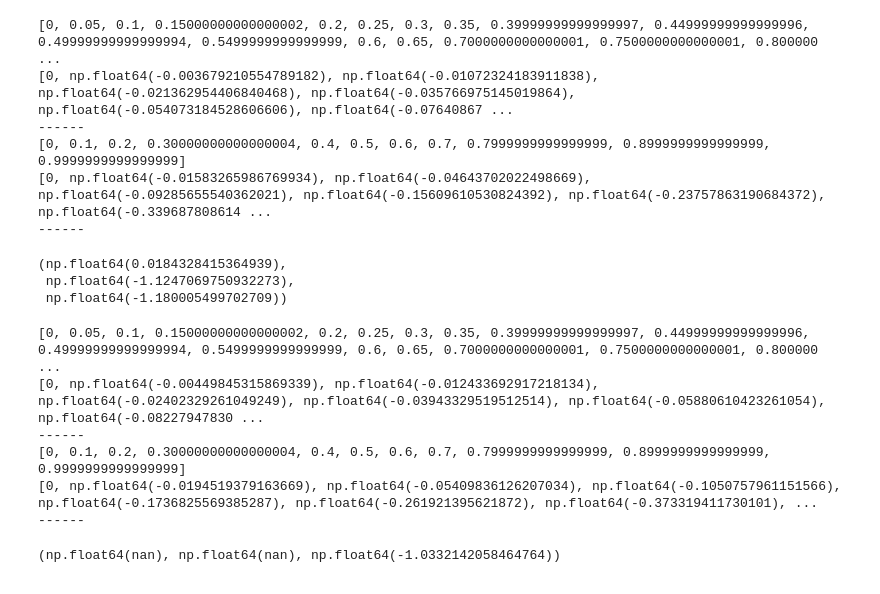
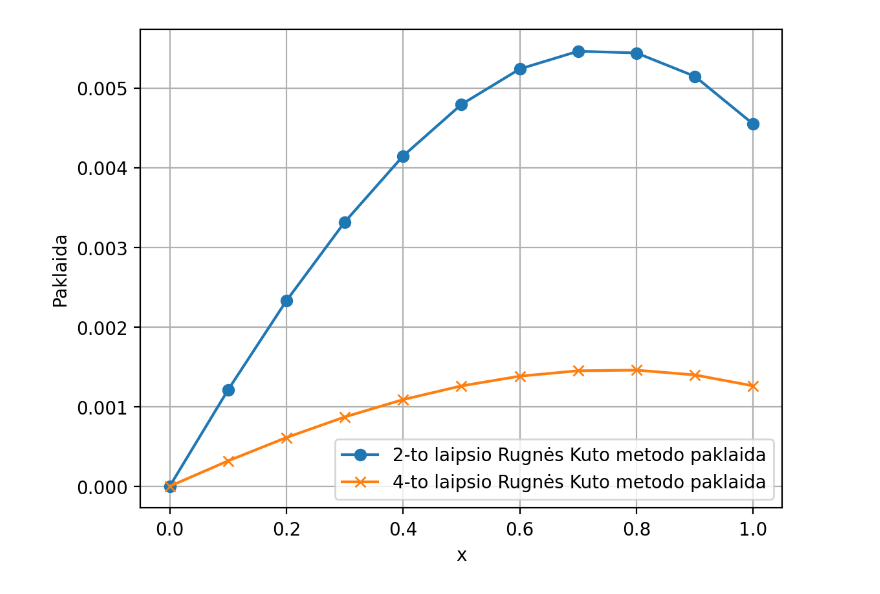
Before and after one commit to domanteli0/md, a Jupyter notebook: lab2/lab2.ipynb, the cells around one changed output. Drawn from its saved outputs; the diff is of its cells as text; code cells hidden in the pictures.

```diff
--- a/lab2/lab2.ipynb
+++ b/lab2/lab2.ipynb
@@ -108,36 +96,21 @@ plt.show()
-# %%
-_, ys1 = RungeKutta2(f, tau = 0.05)
-_, ys2 = RungeKutta2(f, tau = 0.1)
-y_tau = ys1[-1] # tau
-y_2tau = ys2[-1] # 2*tau
-
-p = 2
-error = abs(y_2tau - y_tau) / (2**p - 1)
-error, y_tau, y_2tau
-# %% [output]
-[0, 0.05, 0.1, 0.15000000000000002, 0.2, 0.25, 0.3, 0.35, 0.39999999999999997, 0.44999999999999996, 0.49999999999999994, 0.5499999999999999, 0.6, 0.65, 0.7000000000000001, 0.7500000000000001, 0.800000 ...
-[0, np.float64(-0.003679210554789182), np.float64(-0.01072324183911838), np.float64(-0.021362954406840468), np.float64(-0.035766975145019864), np.float64(-0.054073184528606606), np.float64(-0.07640867 ...
-------
-[0, 0.1, 0.2, 0.30000000000000004, 0.4, 0.5, 0.6, 0.7, 0.7999999999999999, 0.8999999999999999, 0.9999999999999999]
-[0, np.float64(-0.01583265986769934), np.float64(-0.04643702022498669), np.float64(-0.09285655540362021), np.float64(-0.15609610530824392), np.float64(-0.23757863190684372), np.float64(-0.339687808614 ...
-------
-(np.float64(0.0184328415364939),
- np.float64(-1.1247069750932273),
- np.float64(-1.180005499702709))
-# %%
-_, ys1 = RungeKutta4(f, tau = 0.05)
-_, ys2 = RungeKutta4(f, tau = 0.1)
-y_tau = ys1[-3] # tau
-y_2tau = ys2[-3] # 2*tau
-
-p = 4
-error = abs(y_2tau - y_tau) / (2**p - 1)
-error, y_tau, y_2tau
-# %% [output]
-[0, 0.05, 0.1, 0.15000000000000002, 0.2, 0.25, 0.3, 0.35, 0.39999999999999997, 0.44999999999999996, 0.49999999999999994, 0.5499999999999999, 0.6, 0.65, 0.7000000000000001, 0.7500000000000001, 0.800000 ...
-[0, np.float64(-0.00449845315869339), np.float64(-0.012433692917218134), np.float64(-0.02402329261049249), np.float64(-0.03943329519512514), np.float64(-0.05880610423261054), np.float64(-0.08227947830 ...
-------
-[0, 0.1, 0.2, 0.30000000000000004, 0.4, 0.5, 0.6, 0.7, 0.7999999999999999, 0.8999999999999999, 0.9999999999999999]
-[0, np.float64(-0.0194519379163669), np.float64(-0.05409836126207034), np.float64(-0.1050757961151566), np.float64(-0.1736825569385287), np.float64(-0.261921395621872), np.float64(-0.373319411730101), ...
-------
-(np.float64(nan), np.float64(nan), np.float64(-1.0332142058464764))
+# %%
+
+def error(y_tau, y_2tau, tau = 0.1, order = 2):
+  y_tau  = np.array(y_tau)
+  y_2tau = np.array(y_2tau[::2])
+  return np.abs(y_2tau - y_tau) / (2**order - 1)
+# %%
+rk2_err = error(rk2_ys2, rk2_ys1, order = 2)
+rk4_err = error(rk4_ys2, rk4_ys1, order = 4)
+# %%
+plt.plot(ts2, rk2_err, label='2-to laipsio Rugnės Kuto metodo paklaida', marker='o')
+plt.plot(ts2, rk4_err, label='4-to laipsio Rugnės Kuto metodo paklaida', marker='x')
+
+plt.xlabel('x')
+plt.ylabel('Paklaida')
+plt.legend()
+plt.grid(True)
+plt.savefig('error.png', dpi=300)
+plt.show()
+# %% [output]
+[figure, added]
```
Also changed, not shown: parts of 10 cells of this notebook, 7 other files.
